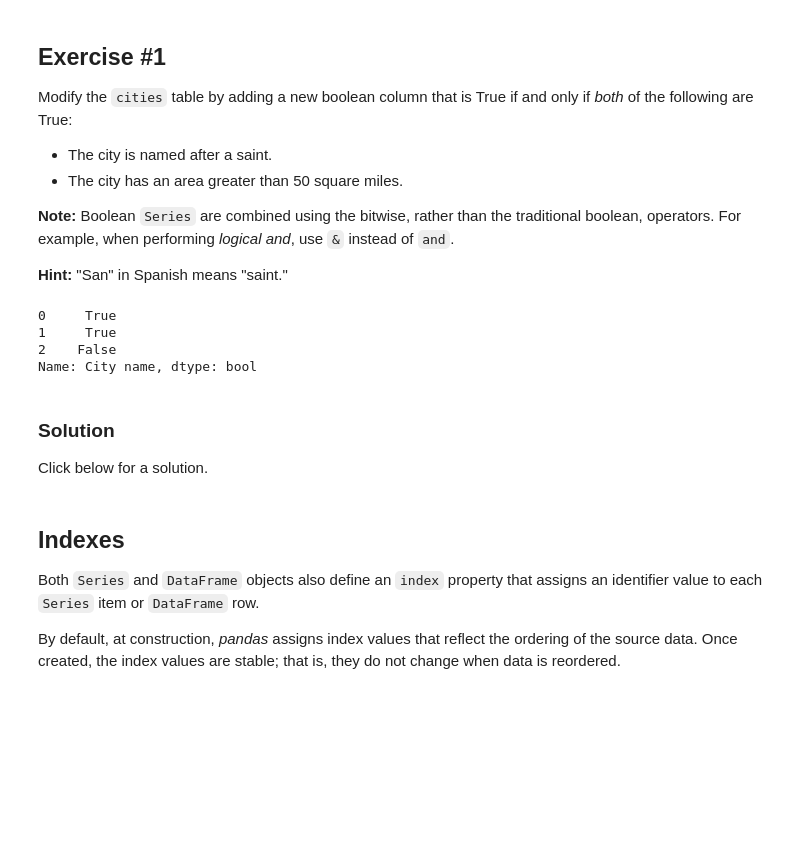
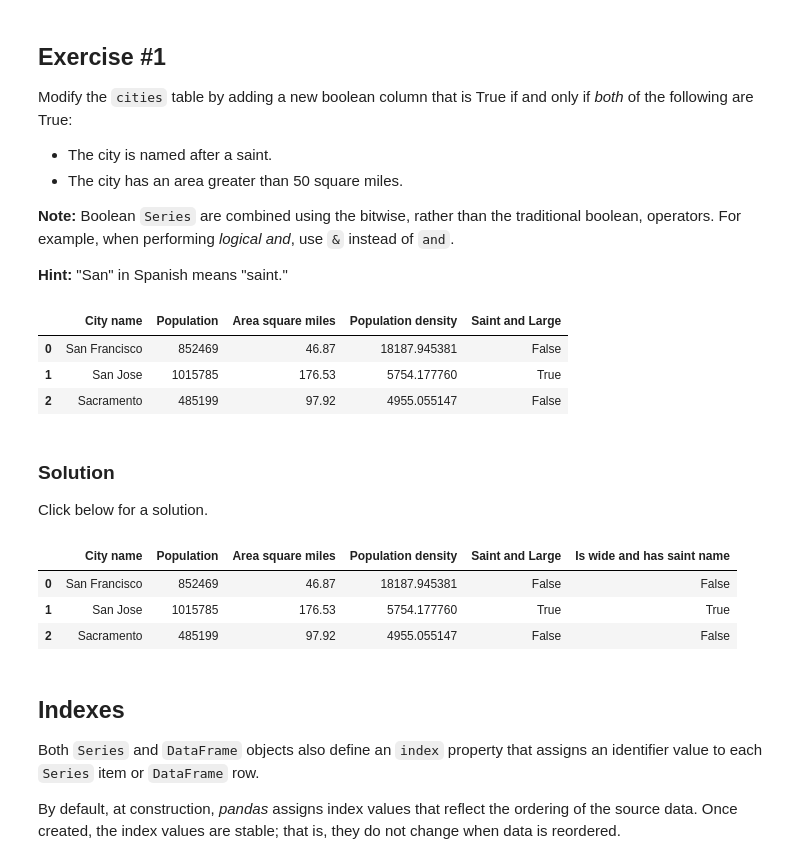
Before and after one commit to GammonDigital/MLCrashCourse, a Jupyter notebook: intro_to_pandas.ipynb, the cells around one changed output. Drawn from its saved outputs; the diff is of its cells as text; code cells hidden in the pictures; blank space fills up the shorter version.

```diff
--- a/intro_to_pandas.ipynb
+++ b/intro_to_pandas.ipynb
@@ -187,12 +187,14 @@ Modify the `cities` table by adding a new boolean column that is True if and onl
 **Hint:** "San" in Spanish means "saint."
 # %%
 ci = cities['City name'].apply(lambda var: var[0:3].lower()=="san")
-adf
+cj = cities['Area square miles'].apply(lambda var: var > 50)
+cities['Saint and Large'] = ci & cj
+cities
 # %% [output]
-0     True
-1     True
-2    False
-Name: City name, dtype: bool
+|  | City name | Population | Area square miles | Population density | Saint and Large |
+| 0 | San Francisco | 852469 | 46.87 | 18187.945381 | False |
+| 1 | San Jose | 1015785 | 176.53 | 5754.177760 | True |
+| 2 | Sacramento | 485199 | 97.92 | 4955.055147 | False |
 # %% [markdown]
 ### Solution
 
@@ -200,6 +202,11 @@ Click below for a solution.
 # %%
 cities['Is wide and has saint name'] = (cities['Area square miles'] > 50) & cities['City name'].apply(lambda name: name.startswith('San'))
 cities
+# %% [output]
+|  | City name | Population | Area square miles | Population density | Saint and Large | Is wide and has saint name |
+| 0 | San Francisco | 852469 | 46.87 | 18187.945381 | False | False |
+| 1 | San Jose | 1015785 | 176.53 | 5754.177760 | True | True |
+| 2 | Sacramento | 485199 | 97.92 | 4955.055147 | False | False |
 # %% [markdown]
 ## Indexes
 Both `Series` and `DataFrame` objects also define an `index` property that assigns an identifier value to each `Series` item or `DataFrame` row.
```
Also changed, not shown: parts of 6 cells of this notebook.
